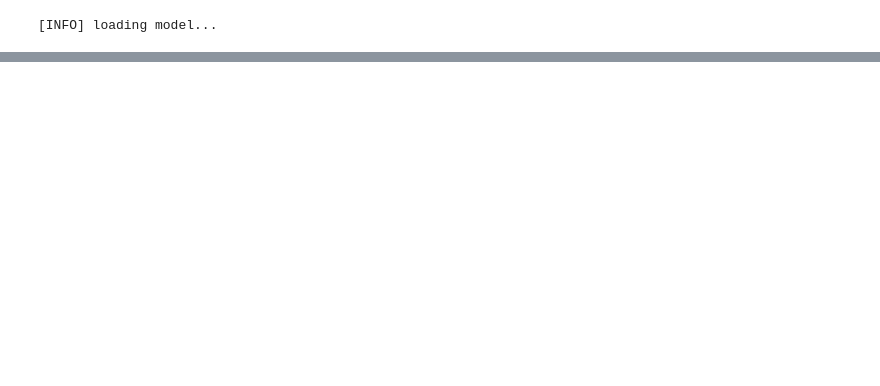
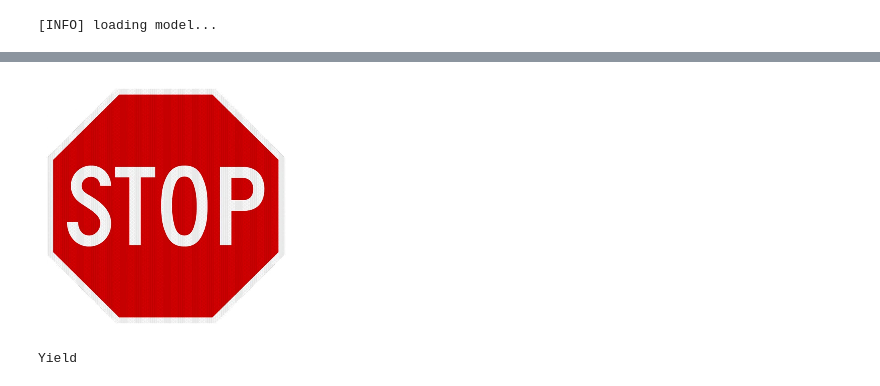
Before and after one commit to dung18520632/-CS114.K21, a Jupyter notebook: VGG_16.ipynb, the cells around one changed output, grey strips where cells are left out. Saved outputs shown, nothing was run; the diff lists cells and outputs as text; code cells hidden in the pictures; blank space fills up the shorter version.

```diff
--- a/VGG_16.ipynb
+++ b/VGG_16.ipynb
@@ -257,0 +273,18 @@ print(accuracy_score(y_test, pred))
+# %%
+import cv2
+from google.colab.patches import cv2_imshow
+from skimage import exposure
+from skimage import transform
+
+image = cv2.imread('stop2.jpg')
+cv2_imshow(cv2.resize((image),(256,256)))
+image=transform.resize(image,(64,64))
+image=exposure.equalize_adapthist(image,clip_limit=0.1)
+
+test_data = np.array([image])
+test_data = test_data.astype('float') / 255.0
+predict = model.predict(test_data)
+print(labelNames[predict.argmax(axis=1)[0]])
+# %% [output]
+[figure, added]
+Yield
```
Also changed, not shown: parts of 10 cells of this notebook.
